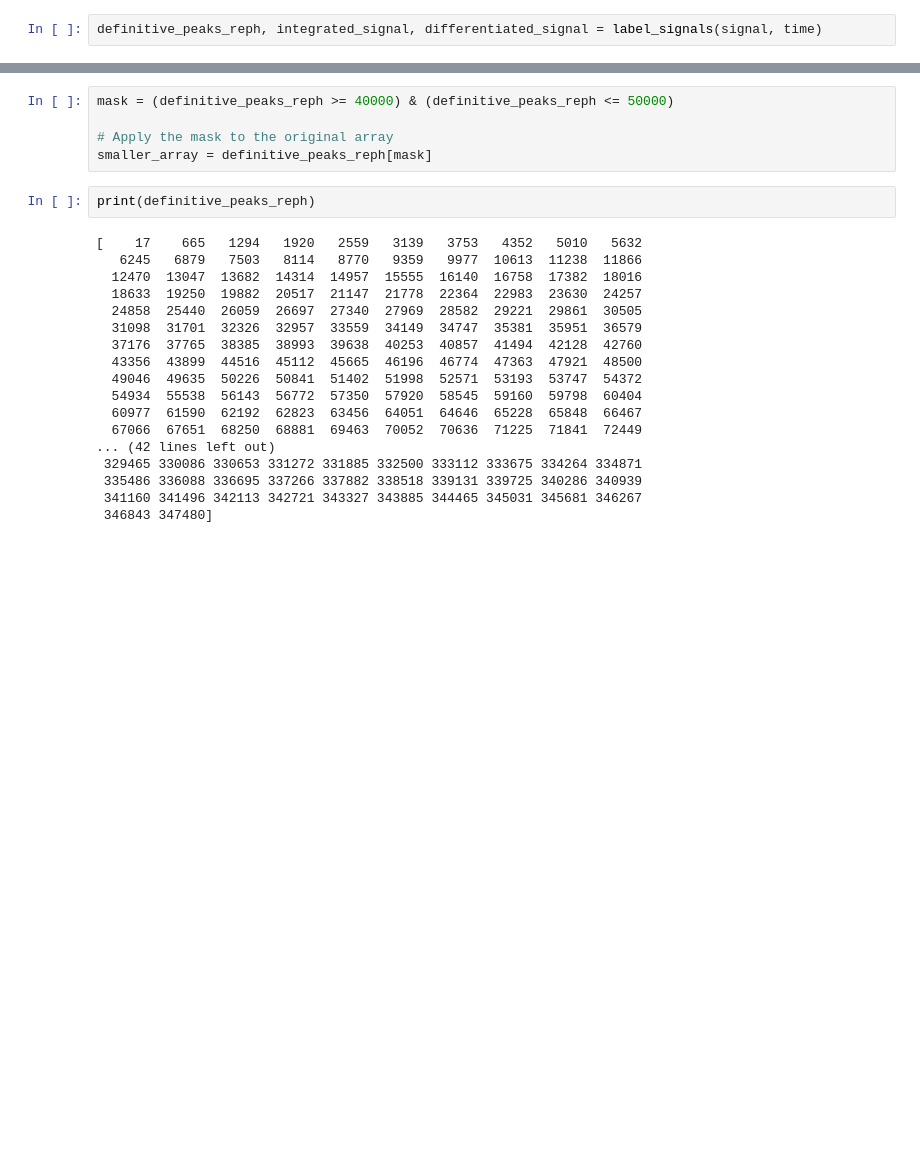
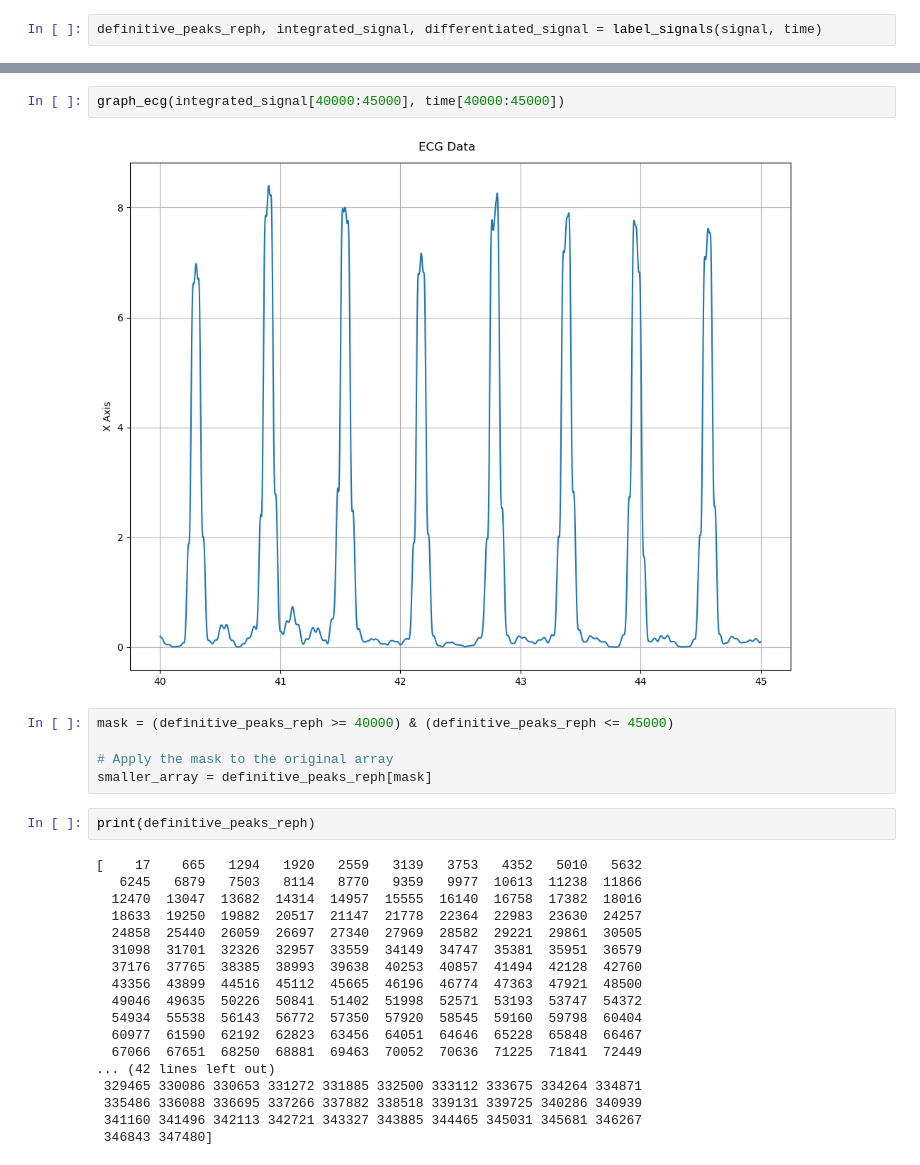
Before and after one commit to zychang2/Distraction-Detection-Through-Signals, a Jupyter notebook: ECG Analysis.ipynb, the cells around one changed output, grey strips where cells are left out. Saved outputs shown, nothing was run; the diff lists cells and outputs as text; blank space fills up the shorter version.

```diff
--- a/ECG Analysis.ipynb
+++ b/ECG Analysis.ipynb
@@ -67,5 +71,9 @@ definitive_peaks_reph, integrated_signal, differentiated_signal = label_signals(
+# %%
+graph_ecg(integrated_signal[40000:45000], time[40000:45000])
+# %% [output]
+[figure, added]
 # %%
-mask = (definitive_peaks_reph >= 40000) & (definitive_peaks_reph <= 50000)
+mask = (definitive_peaks_reph >= 40000) & (definitive_peaks_reph <= 45000)
 
 # Apply the mask to the original array
 smaller_array = definitive_peaks_reph[mask]
```
Also changed, not shown: parts of 3 cells of this notebook, 5 other files.
